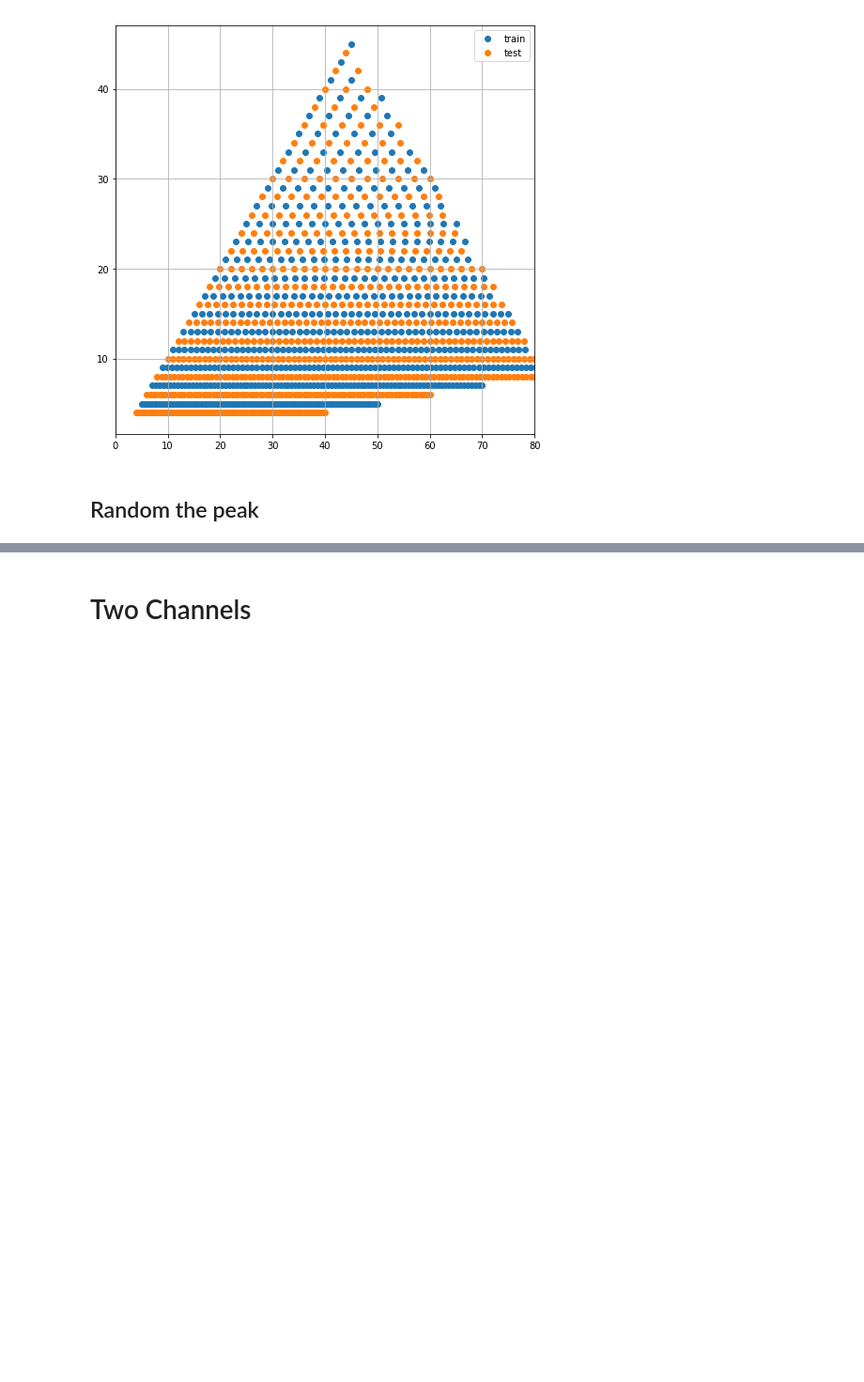
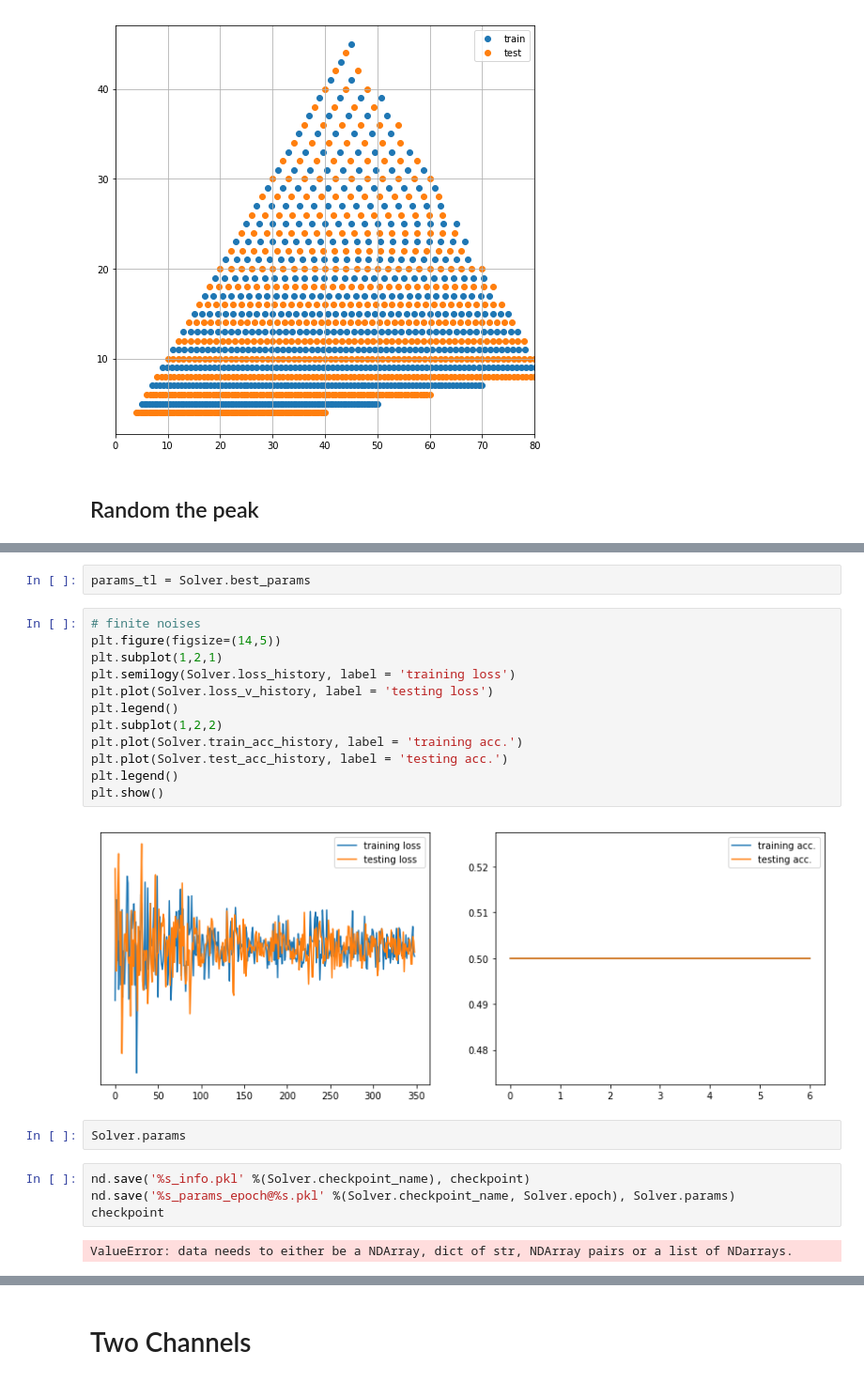
Before and after one commit to iphysresearch/Python4GW, a Jupyter notebook: CNN.ipynb, the cells around one changed output, grey strips where cells are left out. Shown at 94% size. Cells and saved outputs as stored; diff of their text form; blank space fills up the shorter version.

```diff
--- a/CNN.ipynb
+++ b/CNN.ipynb
@@ -441,0 +386,24 @@ Finished!
+# %%
+params_tl = Solver.best_params
+# %%
+# finite noises
+plt.figure(figsize=(14,5))
+plt.subplot(1,2,1)
+plt.semilogy(Solver.loss_history, label = 'training loss')
+plt.plot(Solver.loss_v_history, label = 'testing loss')
+plt.legend()
+plt.subplot(1,2,2)
+plt.plot(Solver.train_acc_history, label = 'training acc.')
+plt.plot(Solver.test_acc_history, label = 'testing acc.')
+plt.legend()
+plt.show()
+# %% [output]
+[figure, added]
+# %%
+Solver.params
+# %%
+nd.save('%s_info.pkl' %(Solver.checkpoint_name), checkpoint)
+nd.save('%s_params_epoch@%s.pkl' %(Solver.checkpoint_name, Solver.epoch), Solver.params)
+checkpoint
+# %% [output]
+ValueError: data needs to either be a NDArray, dict of str, NDArray pairs or a list of NDarrays.
```
Also changed, not shown: parts of 30 cells of this notebook, 4 other files.
